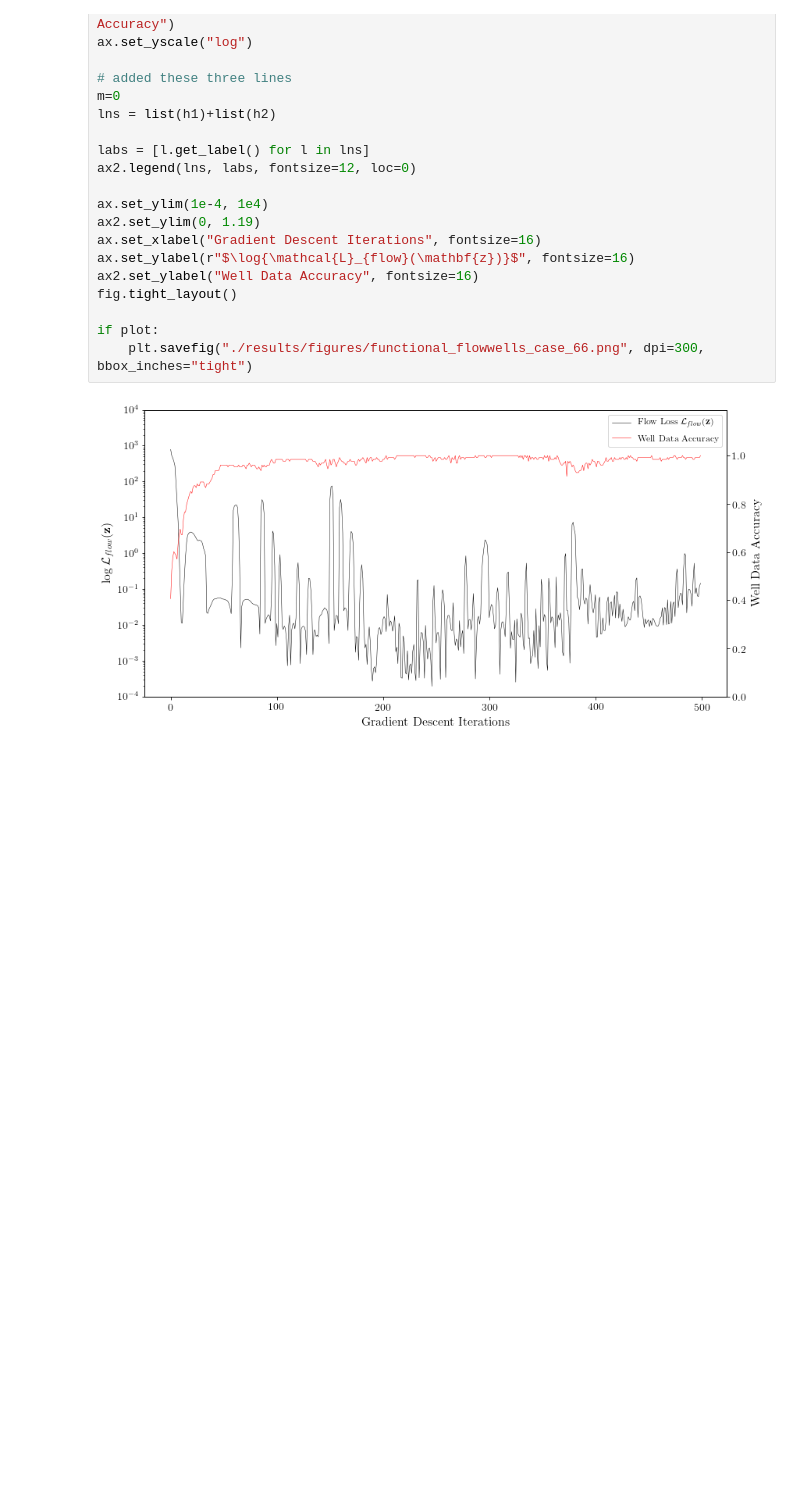
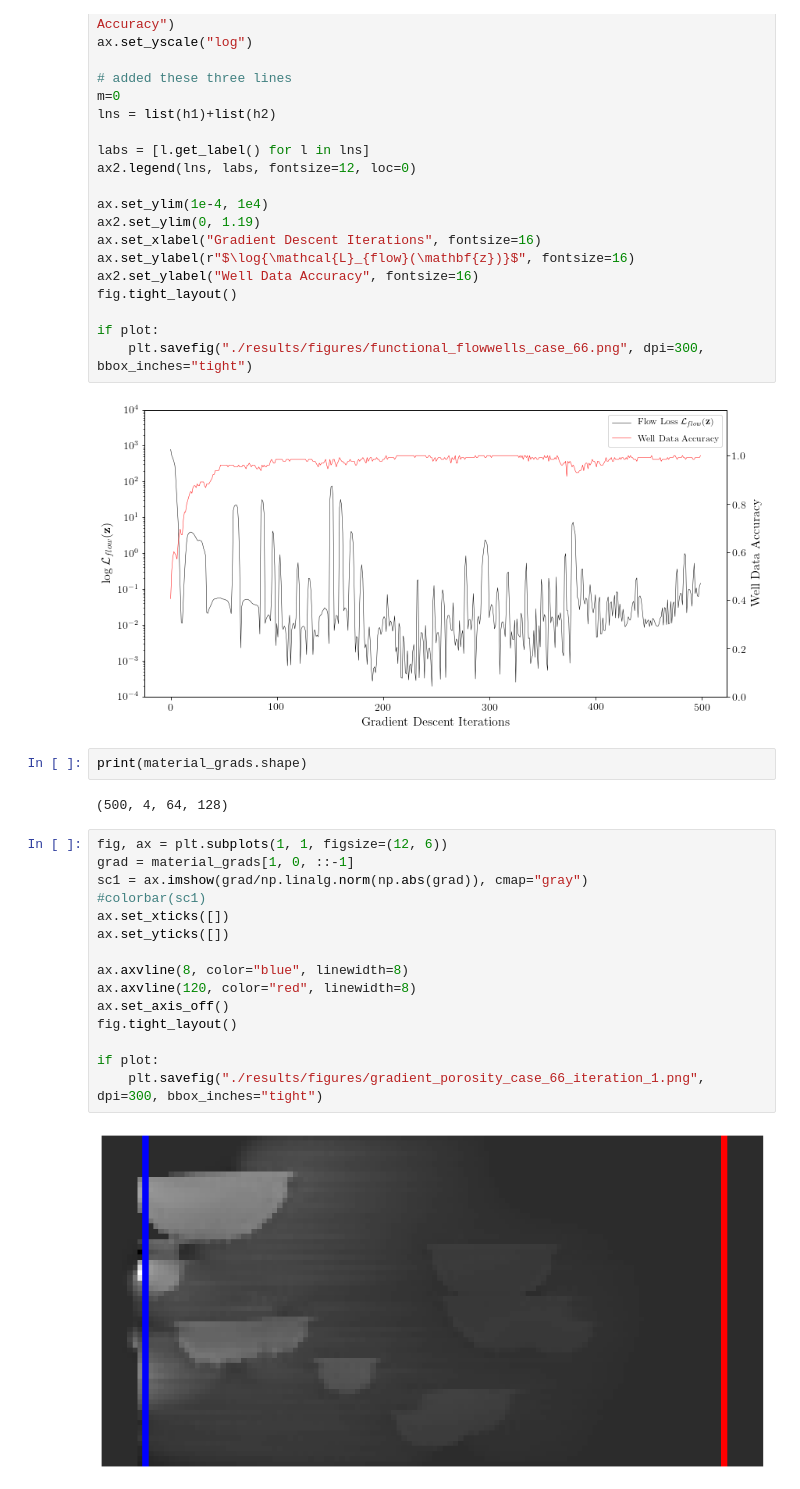
Before and after one commit to LukasMosser/DeepFlow, a Jupyter notebook: results/Evolution of Example Graph.ipynb, the cells around one changed output. Cells and saved outputs as stored; diff of their text form; blank space fills up the shorter version.

```diff
--- a/results/Evolution of Example Graph.ipynb
+++ b/results/Evolution of Example Graph.ipynb
@@ -235,3 +236,24 @@ if plot:
     plt.savefig("./results/figures/functional_flowwells_case_66.png", dpi=300, bbox_inches="tight")
 # %% [output]
 [figure]
+# %%
+print(material_grads.shape)
+# %% [output]
+(500, 4, 64, 128)
+# %%
+fig, ax = plt.subplots(1, 1, figsize=(12, 6))
+grad = material_grads[1, 0, ::-1]
+sc1 = ax.imshow(grad/np.linalg.norm(np.abs(grad)), cmap="gray")
+#colorbar(sc1)
+ax.set_xticks([])
+ax.set_yticks([])
+
+ax.axvline(8, color="blue", linewidth=8)
+ax.axvline(120, color="red", linewidth=8)
+ax.set_axis_off()
+fig.tight_layout()
+
+if plot:
+    plt.savefig("./results/figures/gradient_porosity_case_66_iteration_1.png", dpi=300, bbox_inches="tight")
+# %% [output]
+[figure, added]
```
Also changed, not shown: parts of 7 cells of this notebook, 10 other files.
